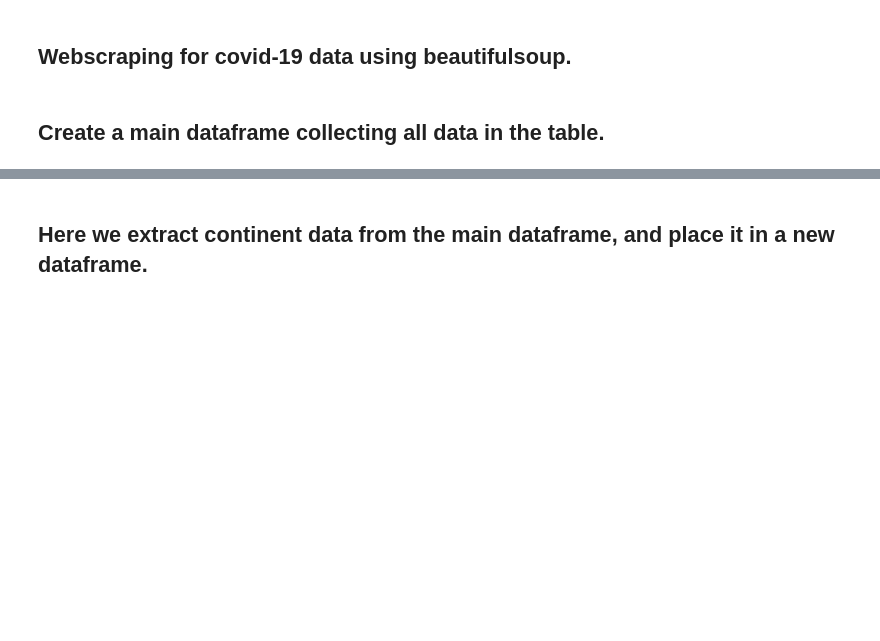
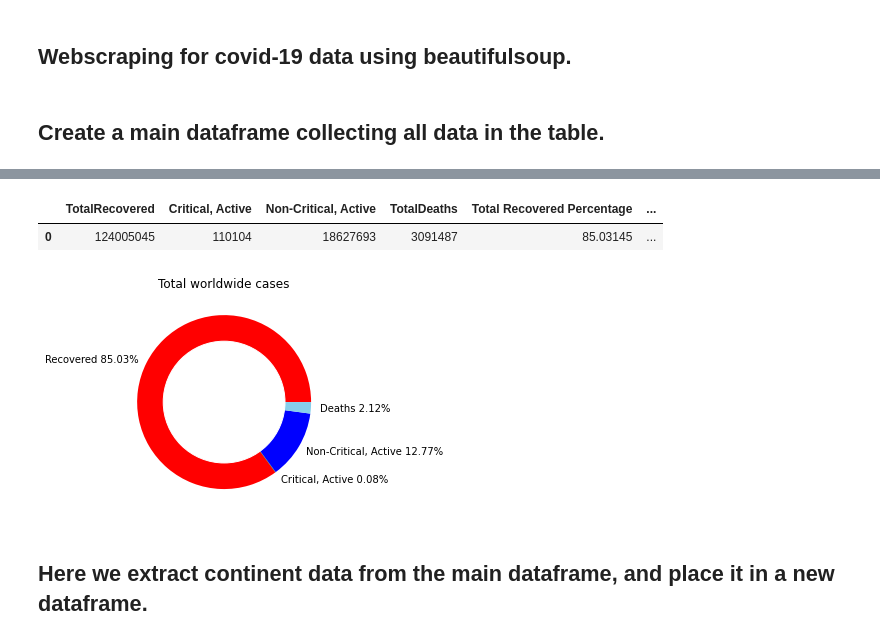
Before and after one commit to MerkuMerku/Python-Challenges, a Jupyter notebook: Python Covid Tracker/covid-webscraper-prototype.ipynb, the cells around one changed output, grey strips where cells are left out. Saved outputs shown, nothing was run; the diff lists cells and outputs as text; code cells hidden in the pictures; blank space fills up the shorter version.

```diff
--- a/Python Covid Tracker/covid-webscraper-prototype.ipynb
+++ b/Python Covid Tracker/covid-webscraper-prototype.ipynb
@@ -74,3 +81,52 @@ world_df
+# %%
+# select our data for plotting:
+
+world_plotting_df = world_df[['TotalRecovered','Serious,Critical','ActiveCases','TotalDeaths']].astype(int)
+
+
+nonCritical = world_plotting_df.iloc[0]['ActiveCases'] - world_plotting_df.iloc[0]['Serious,Critical']
+world_plotting_df.iloc[0]['ActiveCases'] = nonCritical
+world_plotting_df.rename(columns = {'ActiveCases':'Non-Critical, Active', 'Serious,Critical':'Critical, Active'}, inplace = True)
+
+# let's add in percentage columns
+
+
+
+world_plotting_df['Total Recovered Percentage'] = (world_plotting_df['TotalRecovered'] / int(world_df['TotalCases'])) * 100
+world_plotting_df['Critical, Percentage'] = (world_plotting_df['Critical, Active'] / int(world_df['TotalCases'])) * 100
+world_plotting_df['Non-Critical Percentage'] = (world_plotting_df['Non-Critical, Active'] / int(world_df['TotalCases'])) * 100
+world_plotting_df['Death Percentage'] = (world_plotting_df['TotalDeaths'] / int(world_df['TotalCases'])) * 100
+
+
+world_plotting_df
+# %% [output]
+|  | TotalRecovered | Critical, Active | Non-Critical, Active | TotalDeaths | Total Recovered Percentage | ... |
+| 0 | 124005045 | 110104 | 18627693 | 3091487 | 85.03145 | ... |
+# %%
+
+# grab the names and values of each piece of data
+columns = world_plotting_df.columns
+data = world_plotting_df.values.tolist()[0]
+
+labels = []
+x=0
+for item in columns:
+    if x < 4:
+        labels.append(item.replace("Total","") + " " + str(round(world_plotting_df.iloc[0][x+4],2)) + "%")
+        x += 1
+
+
+# plot the data in a donut pie chart
+my_circle = plt.Circle( (0,0), 0.7, color='white')
+plt.pie(data[0:4], labels=labels, colors=['red','green','blue','skyblue'])
+p = plt.gcf()
+p.gca().add_artist(my_circle)
+plt.title("Total worldwide cases")
+
+# show the graph
+plt.show()
+# %% [output]
+[figure, added]
 # %% [markdown]
 ## Here we extract continent data from the main dataframe, and place it in a new dataframe.
 # %%
```
Also changed, not shown: parts of 5 cells of this notebook.
